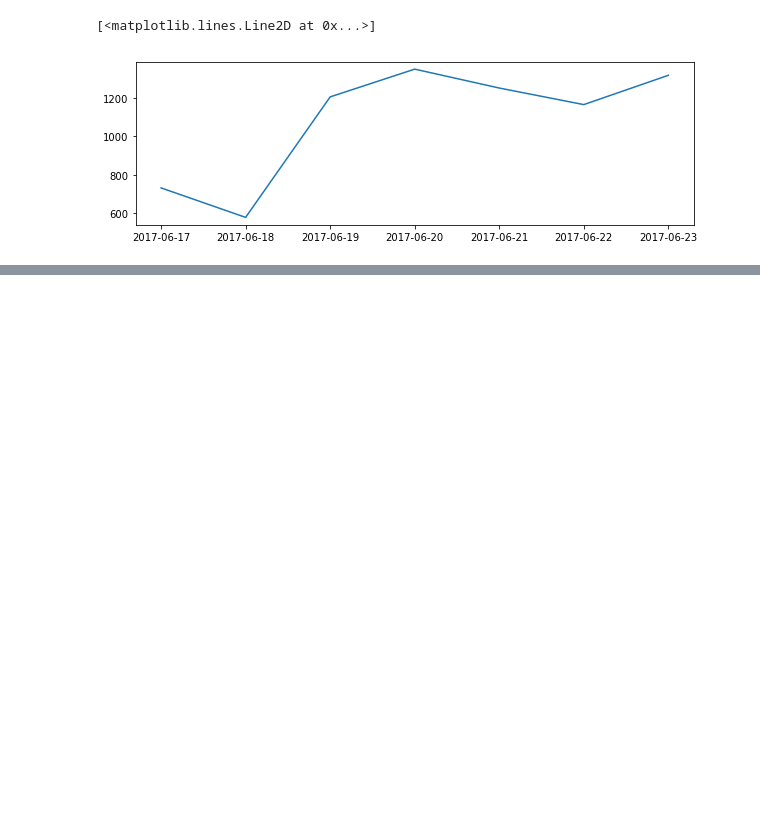
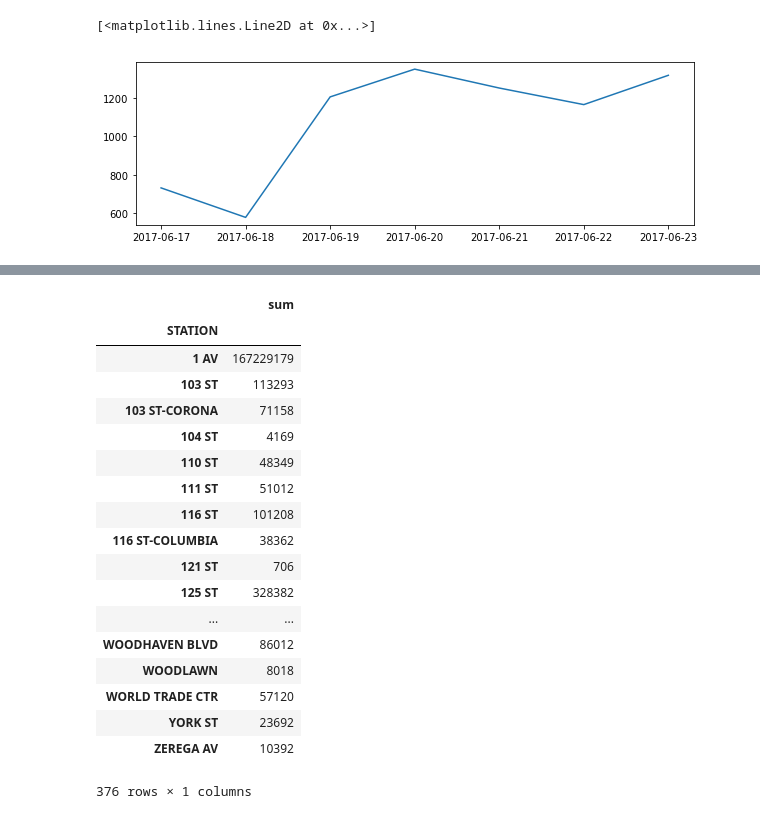
Before and after one commit to ameerbajwa/Benson, a Jupyter notebook: benson_code_Rachel.ipynb, the cells around one changed output, grey strips where cells are left out. Drawn from its saved outputs; the diff is of its cells as text; code cells hidden in the pictures; blank space fills up the shorter version.

```diff
--- a/benson_code_Rachel.ipynb
+++ b/benson_code_Rachel.ipynb
@@ -158,0 +169,23 @@ station_entry_week_count
+# %%
+station_exit_week_count=exit_date_count.groupby('STATION').EXITS.agg(['sum'])
+station_exit_week_count
+# %% [output]
+|  | sum |
+| STATION |  |
+| 1 AV | 167229179 |
+| 103 ST | 113293 |
+| 103 ST-CORONA | 71158 |
+| 104 ST | 4169 |
+| 110 ST | 48349 |
+| 111 ST | 51012 |
+| 116 ST | 101208 |
+| 116 ST-COLUMBIA | 38362 |
+| 121 ST | 706 |
+| 125 ST | 328382 |
+| ... | ... |
+| WOODHAVEN BLVD | 86012 |
+| WOODLAWN | 8018 |
+| WORLD TRADE CTR | 57120 |
+| YORK ST | 23692 |
+| ZEREGA AV | 10392 |
+376 rows × 1 columns
```
Also changed, not shown: parts of 10 cells of this notebook.
